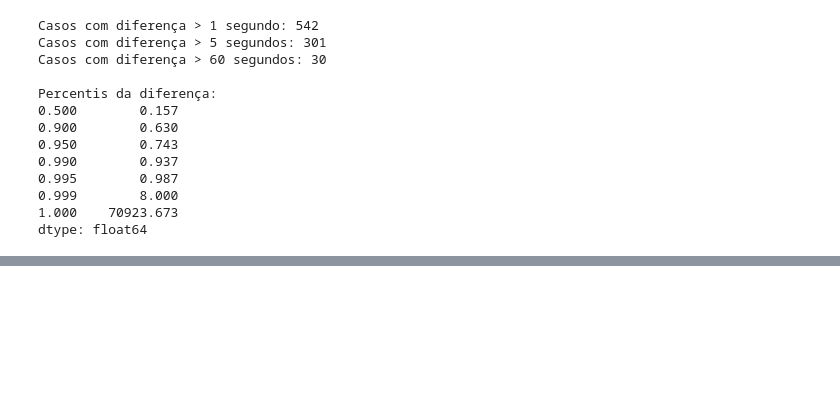
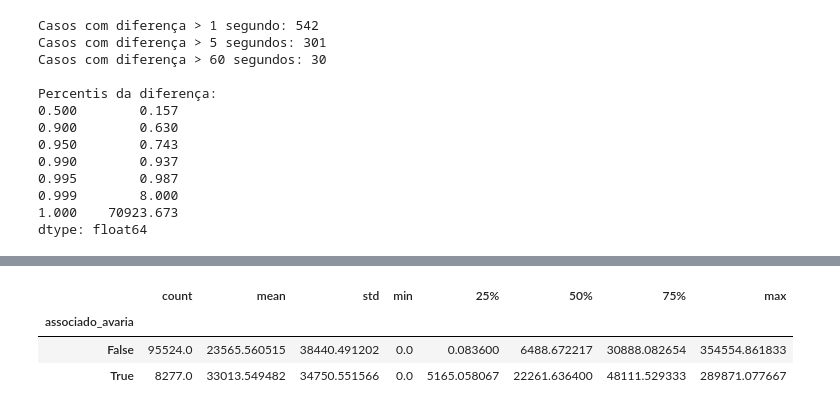
Before and after one commit to joaocardosodias/Lumem, a Jupyter notebook: eda/hipoteses/hipótese_5.ipynb, the cells around one changed output, grey strips where cells are left out. Cells and saved outputs as stored; diff of their text form; code cells hidden in the pictures; blank space fills up the shorter version.

```diff
--- a/eda/hipoteses/hipótese_5.ipynb
+++ b/eda/hipoteses/hipótese_5.ipynb
@@ -952,0 +1248,9 @@ display(
+# %%
+base_match["diferenca_inicio_assinada_min"] = (
+    (
+        base_match["Horário do Alarme"]
+        - base_match["inicio_avaria_dt"]
+    )
+    .dt.total_seconds()
+    / 60
+)
@@ -952,0 +1298,19 @@ display(
+# %%
+base_match["alarme_durante_avaria"] = (
+    (base_match["Horário do Alarme"] >= base_match["inicio_avaria_dt"])
+    &
+    (base_match["Horário do Alarme"] <= base_match["fim_avaria_dt"])
+)
+
+print(
+    "Alarmes durante a avaria:",
+    base_match["alarme_durante_avaria"].sum()
+)
+
+print(
+    "Percentual:",
+    (
+        base_match["alarme_durante_avaria"].mean() * 100
+    ).round(2),
+    "%"
+)
@@ -952,0 +1351,10 @@ display(
+# %%
+base_match["associado_avaria"] = (
+    base_match["alarme_durante_avaria"]
+    |
+    (
+        (base_match["diferenca_inicio_assinada_min"] >= -5)
+        &
+        (base_match["diferenca_inicio_assinada_min"] < 0)
+    )
+)
@@ -952,0 +1381,9 @@ display(
+# %%
+base_match.groupby(
+    "associado_avaria"
+)["tempo_normalizacao_min"].describe()
+# %% [output]
+|  | count | mean | std | min | 25% | 50% | 75% | max |
+| associado_avaria |  |  |  |  |  |  |  |  |
+| False | 95524.0 | 23565.560515 | 38440.491202 | 0.0 | 0.083600 | 6488.672217 | 30888.082654 | 354554.861833 |
+| True | 8277.0 | 33013.549482 | 34750.551566 | 0.0 | 5165.058067 | 22261.636400 | 48111.529333 | 289871.077667 |
```
Also changed, not shown: parts of 27 cells of this notebook.
